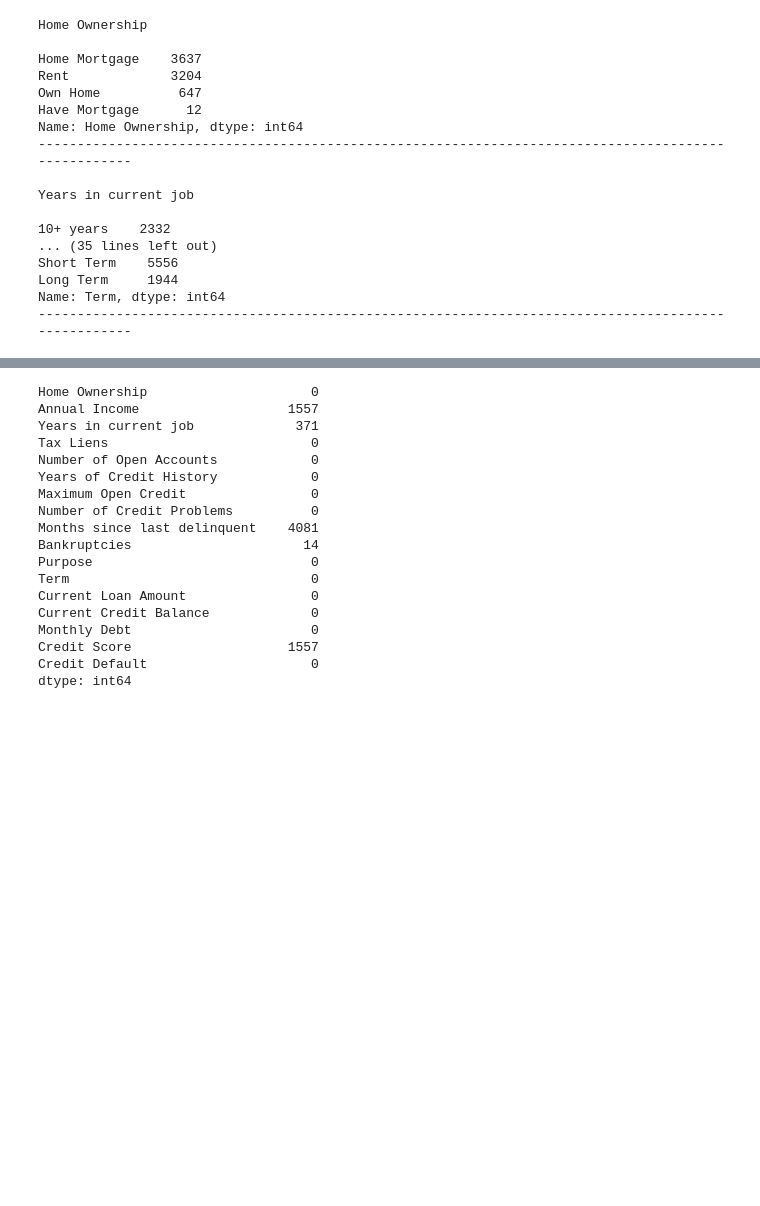
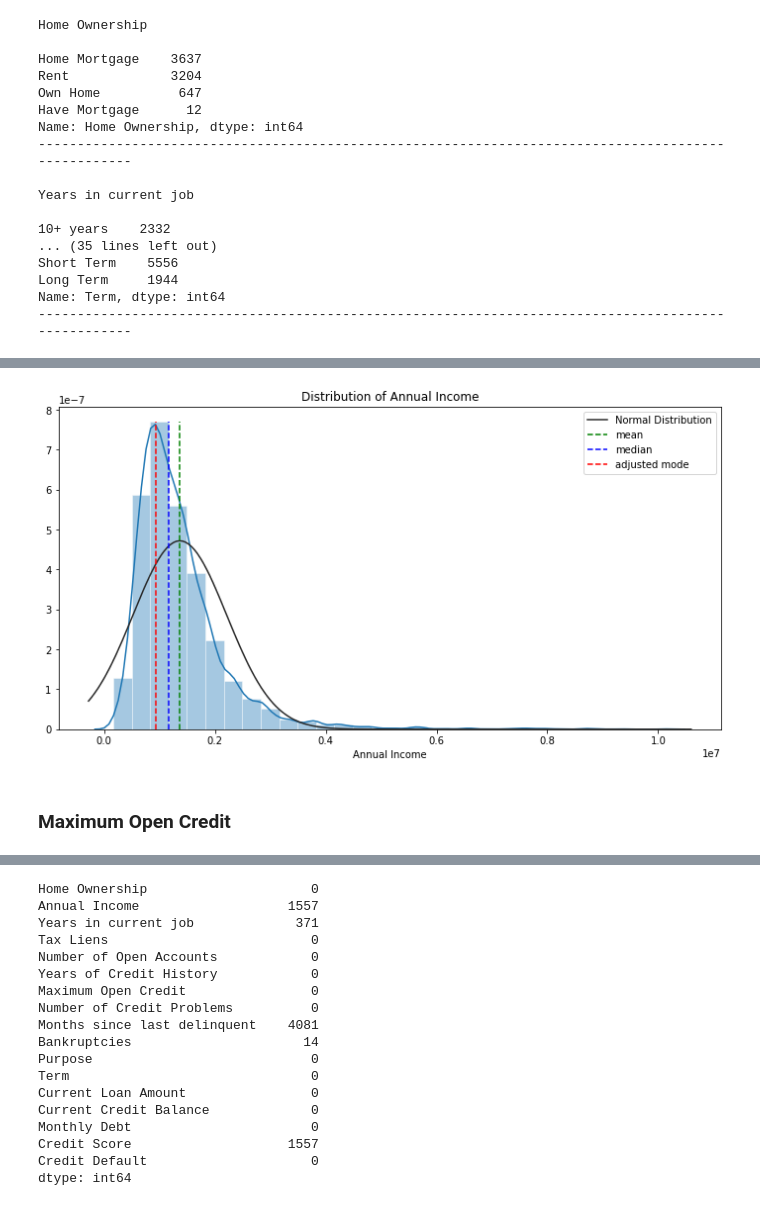
Before and after one commit to shatandv/GB_Python_DS_Libs_Contd_2020_09_17, a Jupyter notebook: course_project/AShataev_solution.ipynb, the cells around one changed output, grey strips where cells are left out. Cells and saved outputs as stored; diff of their text form; code cells hidden in the pictures; blank space fills up the shorter version.

```diff
--- a/course_project/AShataev_solution.ipynb
+++ b/course_project/AShataev_solution.ipynb
@@ -88,0 +91,26 @@ def reduce_mem_usage(df, *, verbose=False):
+# %%
+def plot_dist_with_stats(series: pd.Series, *, var_name: str='Variable', bins: int=30, log=False):
+    plt.figure(figsize=(12, 6))
+
+    distplot = sns.distplot(series, bins=bins, fit=norm,
+                            hist_kws={'ec': 'white', 'log': log},
+                            fit_kws={'label': 'Normal Distribution'})
+
+    # Plotting the 3 averages
+    tallest_bin_height = max([b.get_height() for b in distplot.patches])
+    y = [0, tallest_bin_height]
+    # Mean
+    plt.plot([series.mean()] * len(y), y, color='green', linestyle='dashed', label='mean')
+    # Median
+    plt.plot([series.median()] * len(y), y, color='blue', linestyle='dashed', label='median')
+    # Mode (adjusted)
+    var_bin_count = len(series) // 100
+    var_bin_range = (series.max() - series.min()) / var_bin_count
+    var_bins = series // var_bin_range * var_bin_range
+    adjusted_mode = var_bins.mode()[0]
+    plt.plot([adjusted_mode] * len(y), y, color='red', linestyle='dashed', label='adjusted mode')
+
+    plt.legend(loc='upper right')
+    plt.title(f"Distribution of {var_name}")
+
+    plt.show()
@@ -359,0 +435,6 @@ Name: Term, dtype: int64
+# %%
+plot_dist_with_stats(train_df['Annual Income'], var_name='Annual Income')
+# %% [output]
+[figure, added]
+# %% [markdown]
+### Maximum Open Credit
```
Also changed, not shown: parts of 35 cells of this notebook, 2 other files.
